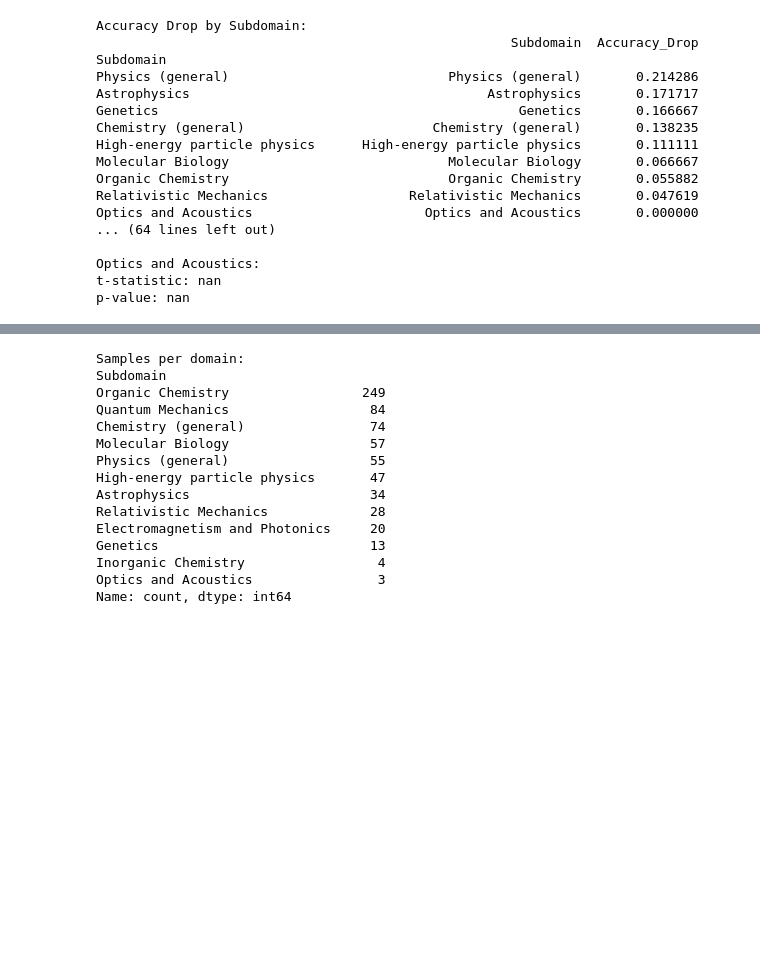
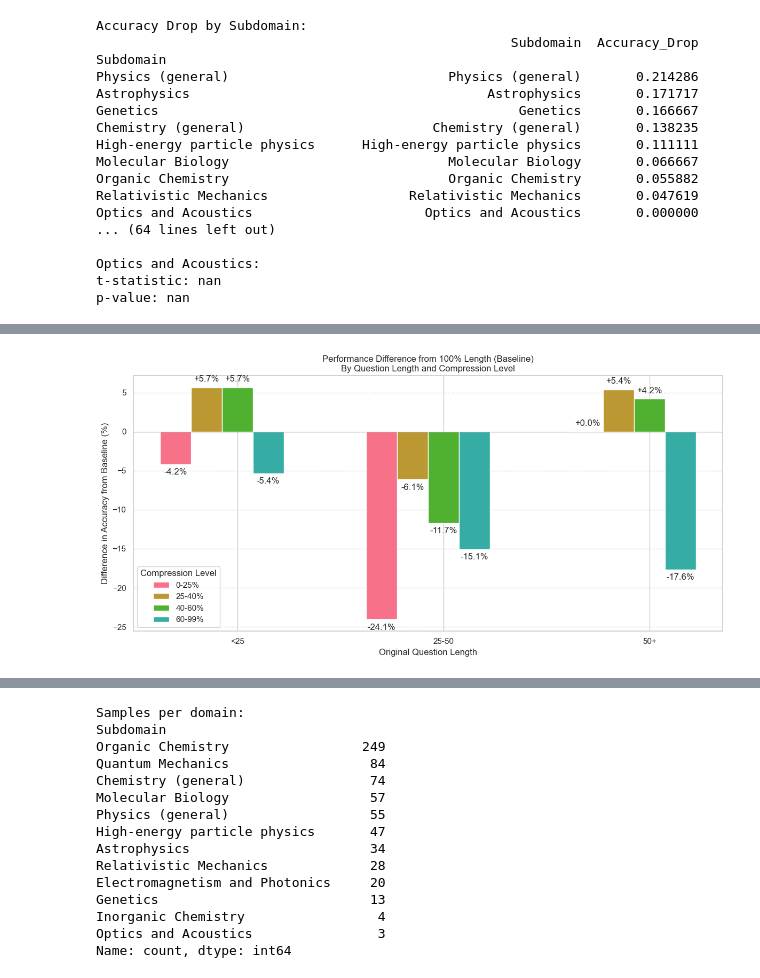
Before and after one commit to Bryan6734/SPAR-final, a Jupyter notebook: scripts/explorer.ipynb, the cells around one changed output, grey strips where cells are left out. Cells and saved outputs as stored; diff of their text form; code cells hidden in the pictures; blank space fills up the shorter version.

```diff
--- a/scripts/explorer.ipynb
+++ b/scripts/explorer.ipynb
@@ -577,3 +577,78 @@ Electromagnetism and Photonics    0.044
 Relativistic Mechanics            0.078
 Astrophysics                      0.091
 Name: difference, dtype: float64
+# %%
+sns.set_theme(style="whitegrid", context="notebook", palette="husl")
+plt.rcParams['figure.dpi'] = 100
+plt.rcParams['savefig.dpi'] = 100
+
+# Create compression level bins
+bins = [0, 25, 40, 60, 99, 100]
+labels = ['0-25%', '25-40%', '40-60%', '60-99%', '100%']
+df['compression_level'] = pd.cut(df['percent_of_original'], bins=bins, labels=labels)
+
+# Calculate average accuracy for each length group and compression level
+grouped_acc = df.groupby(['compression_level', pd.cut(df['original_word_count'],
+                                                    bins=[0, 25, 50, float('inf')],
+                                                    labels=['<25', '25-50', '50+'])])['correct'].mean()
+
+# Reshape to get a matrix of compression levels x length groups
+acc_matrix = grouped_acc.unstack()
+
+# Get the baseline (100%) values for each length group
+baseline = acc_matrix.loc['100%']
+
+# Calculate differences from baseline
+diff_from_baseline = acc_matrix.subtract(baseline)
+
+# Drop the baseline row since it will just be zeros
+diff_from_baseline = diff_from_baseline.drop('100%')
+
+# Create the visualization
+plt.figure(figsize=(12, 6))
+
+# Use seaborn color palette
+# colors = sns.color_palette("husl", n_colors=len(diff_from_baseline))
+
+# Plot vertical bars
+x = np.arange(len(diff_from_baseline.columns))
+width = 0.15  # Width of the bars
+
+for i, (compression_level, row) in enumerate(diff_from_baseline.iterrows()):
+    bars = plt.bar(x + i * width, row * 100, width, label=compression_level)
+
+    # Add value labels on the bars
+    for bar in bars:
+        height = bar.get_height()
+        label_y = height + 0.5 if height >= 0 else height - 0.5
+        plt.text(bar.get_x() + bar.get_width()/2, label_y,
+                f'{height:+.1f}%',
+                ha='center',
+                va='bottom' if height >= 0 else 'top')
+
+# Customize the plot
+plt.axhline(y=0, color='black', linestyle='-', linewidth=0.5)
+plt.grid(axis='y', linestyle='--', alpha=0.7)
+
+# Set x-axis labels
+plt.xticks(x + width * 2, diff_from_baseline.columns)
+plt.xlabel('Original Question Length')
+plt.ylabel('Difference in Accuracy from Baseline (%)')
+plt.title('Performance Difference from 100% Length (Baseline)\nBy Question Length and Compression Level')
+
+# Add legend
+plt.legend(title='Compression Level')
+
+plt.tight_layout()
+plt.show()
+
+# Print numerical results
+print("\nNumerical differences from baseline (%):")
+print(diff_from_baseline * 100)
+
+# Also print sample sizes for each group
+print("\nSample sizes for each group:")
+print(df.groupby(['compression_level', pd.cut(df['original_word_count'],
+                                            bins=[0, 25, 50, float('inf')],
+                                            labels=['<25', '25-50', '50+'])]).size().unstack())
+# %% [output]
@@ -579,0 +660 @@ Name: difference, dtype: float64
+[figure, added]
```
Also changed, not shown: parts of 8 cells of this notebook, 3 other files.
